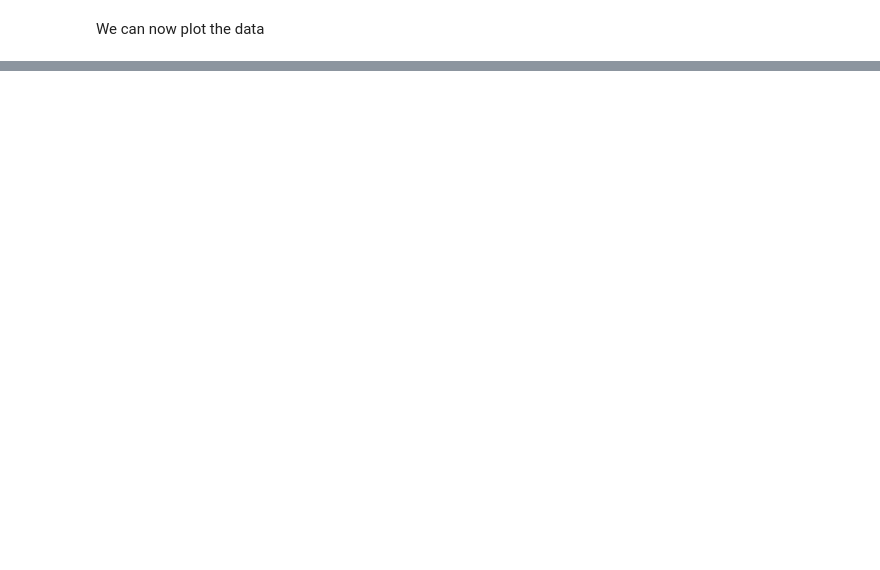
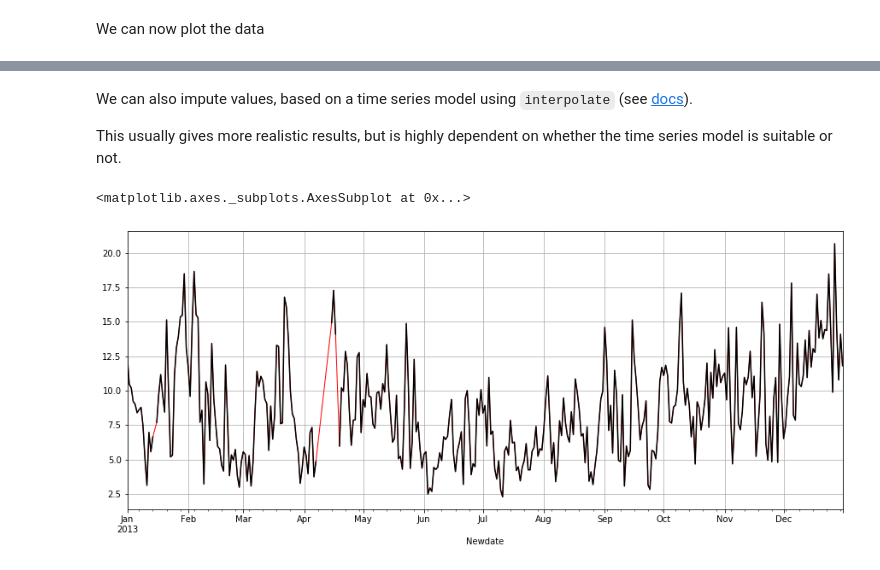
Before and after one commit to gabrielecalvo/dsemr, a Jupyter notebook: pycode/week2/missing.ipynb, the cells around one changed output, grey strips where cells are left out. Drawn from its saved outputs; the diff is of its cells as text; code cells hidden in the pictures; blank space fills up the shorter version.

```diff
--- a/pycode/week2/missing.ipynb
+++ b/pycode/week2/missing.ipynb
@@ -63,0 +85,10 @@ plot(WindSpeed ~ Newdate, data=mean_speed, xlab="Year 2013", type="l", co
+# %% [markdown]
+We can also impute values, based on a time series model using `interpolate` (see [docs](https://pandas.pydata.org/pandas-docs/stable/reference/api/pandas.Series.interpolate.html)).
+
+This usually gives more realistic results, but is highly dependent on whether the time series model is suitable or not.
+# %%
+ax = mean_speed.interpolate(method='linear').plot(c='r', lw=1)  # imputing using the linear interpolation
+mean_speed.plot(style='k', ax=ax)                               # add in black the raw values as reference
+# %% [output]
+<matplotlib.axes._subplots.AxesSubplot at 0x...>
+[figure, added]
```
Also changed, not shown: parts of 18 cells of this notebook.
